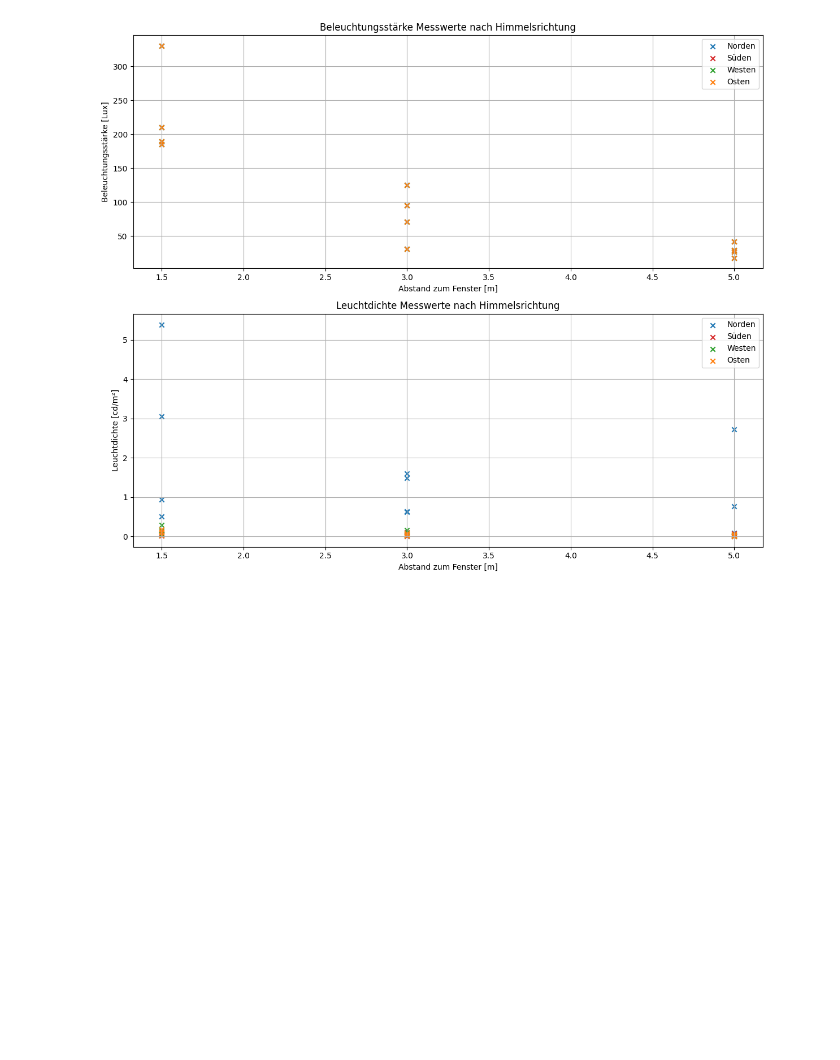
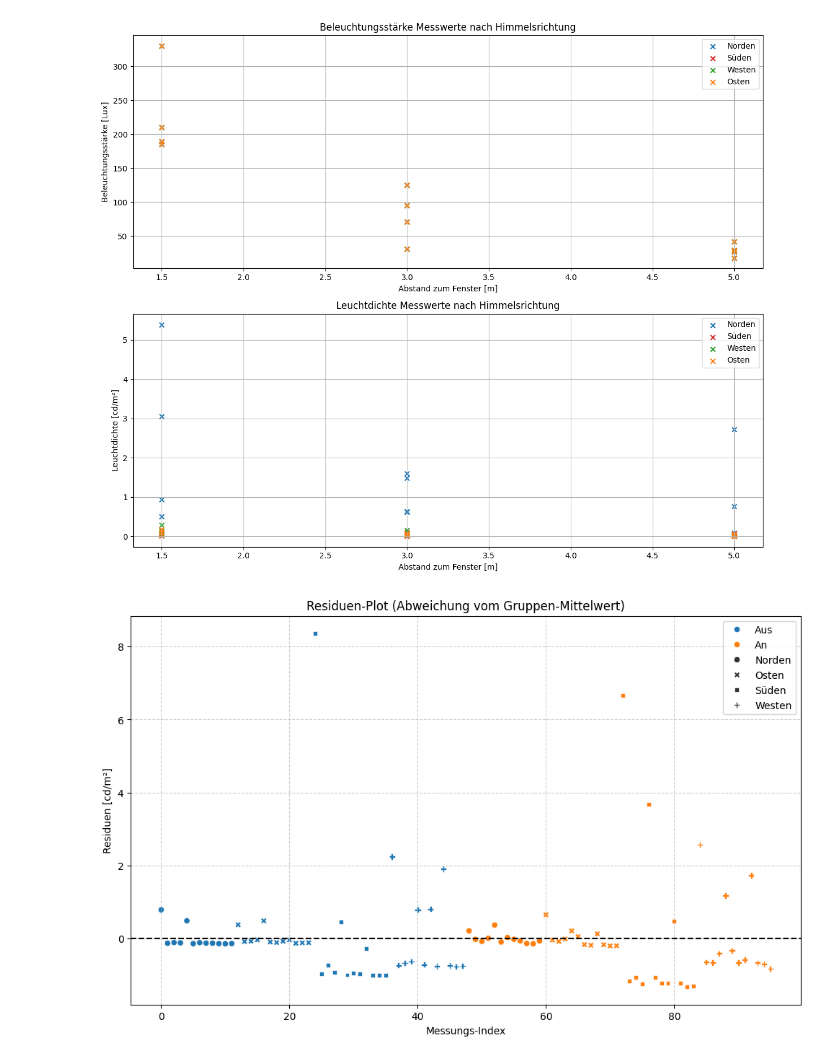
Before and after one commit to Nicola386/Code-Git, a Jupyter notebook: Validierung.ipynb, the cells around one changed output. Saved outputs shown, nothing was run; the diff lists cells and outputs as text; code cells hidden in the pictures; blank space fills up the shorter version.

Commit message:
neue Validierung

```diff
--- a/Validierung.ipynb
+++ b/Validierung.ipynb
@@ -1057,3 +1057,79 @@ plt.tight_layout()
 plt.show()
 # %% [output]
 [figure]
+# %%
+import matplotlib.pyplot as plt
+import pandas as pd
+import seaborn as sns
+
+# Die Daten werden wie zuvor vorbereitet und kombiniert
+data_off = {
+    'Himmelsrichtung': ['Norden']*12 + ['Osten']*12 + ['Süden']*12 + ['Westen']*12,
+    'Leuchtdichte': [
+        0.934, 0.019, 0.038, 0.031, 0.635, 0.007, 0.035, 0.022, 0.021, 0.009, 0.005, 0.011,
+        0.511, 0.053, 0.061, 0.1, 0.621, 0.041, 0.024, 0.062, 0.098, 0.005, 0.016, 0.021,
+        9.39, 0.065, 0.297, 0.115, 1.492, 0.039, 0.085, 0.073, 0.768, 0.026, 0.03, 0.027,
+        3.06, 0.08, 0.142, 0.183, 1.602, 0.101, 1.62, 0.053, 2.72, 0.071, 0.046, 0.063
+    ]
+}
+df_off = pd.DataFrame(data_off)
+df_off['Beleuchtung'] = 'Aus'
+
+data_on = {
+    'Himmelsrichtung': ['Norden']*12 + ['Osten']*12 + ['Süden']*12 + ['Westen']*12,
+    'Leuchtdichte': [
+        0.396, 0.165, 0.108, 0.195, 0.557, 0.092, 0.216, 0.166, 0.123, 0.052, 0.043, 0.12,
+        0.956, 0.263, 0.227, 0.292, 0.515, 0.358, 0.139, 0.121, 0.433, 0.134, 0.103, 0.106,
+        8.159, 0.348, 0.448, 0.266, 5.192, 0.445, 0.278, 0.276, 1.98, 0.284, 0.18, 0.209,
+        3.5, 0.283, 0.27, 0.523, 2.106, 0.601, 0.269, 0.35, 2.66, 0.265, 0.228, 0.102
+    ]
+}
+df_on = pd.DataFrame(data_on)
+df_on['Beleuchtung'] = 'An'
+
+combined_df = pd.concat([df_off, df_on], ignore_index=True)
+
+# Berechne die Residuen
+combined_df['Gruppen-Mittelwert'] = combined_df.groupby(['Himmelsrichtung', 'Beleuchtung'])['Leuchtdichte'].transform('mean')
+combined_df['Residuen'] = combined_df['Leuchtdichte'] - combined_df['Gruppen-Mittelwert']
+
+# Erstelle die Figur und die Achsen für den Plot
+plt.figure(figsize=(12, 7))
+ax = plt.gca() # Holt die aktuelle Achse, um sie später zu bearbeiten
+
+# Erstelle den Residuen-Plot wie im Original
+sns.scatterplot(data=combined_df, x=combined_df.index, y='Residuen', hue='Beleuchtung', style='Himmelsrichtung', ax=ax)
+
+# Füge eine Nulllinie hinzu
+plt.axhline(0, color='black', linestyle='--')
+
+# ----- ANPASSUNG DER LEGENDE -----
+# 1. Hole die bestehenden Elemente (Symbole und Texte) aus der Legende
+handles, labels = ax.get_legend_handles_labels()
+
+# 2. Definiere die Titel, die entfernt werden sollen
+words_to_remove = ['Beleuchtung', 'Himmelsrichtung']
+
+# 3. Erstelle neue Listen für Symbole und Texte, ohne die unerwünschten Titel
+new_handles = []
+new_labels = []
+for h, l in zip(handles, labels):
+    if l not in words_to_remove:
+        new_handles.append(h)
+        new_labels.append(l)
+
+# 4. Setze die neue, gefilterte Legende (ohne einen Haupttitel wie "Bedingung")
+ax.legend(new_handles, new_labels)
+# ---------------------------------
+
+# Setze Titel und Beschriftungen für den Plot
+plt.title('Residuen-Plot (Abweichung vom Gruppen-Mittelwert)')
+plt.xlabel('Messungs-Index')
+plt.ylabel('Residuen [cd/m²]')
+plt.grid(True, linestyle='--', alpha=0.6)
+
+# Optional: Plot speichern oder anzeigen
+# plt.savefig('leuchtdichte_residuen_legende_manuell.png')
+# plt.show()
+# %% [output]
+[figure, added]
```
Also changed, not shown: parts of 6 cells of this notebook.
